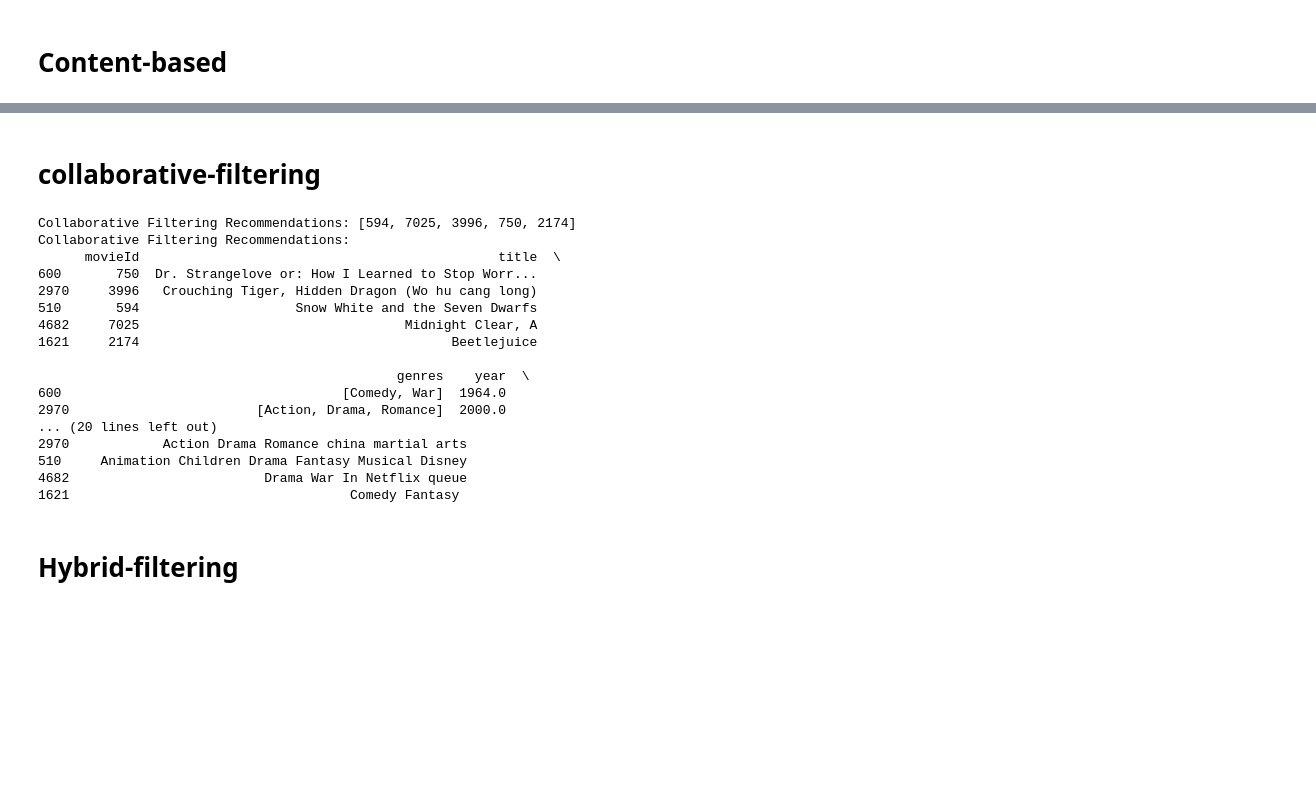
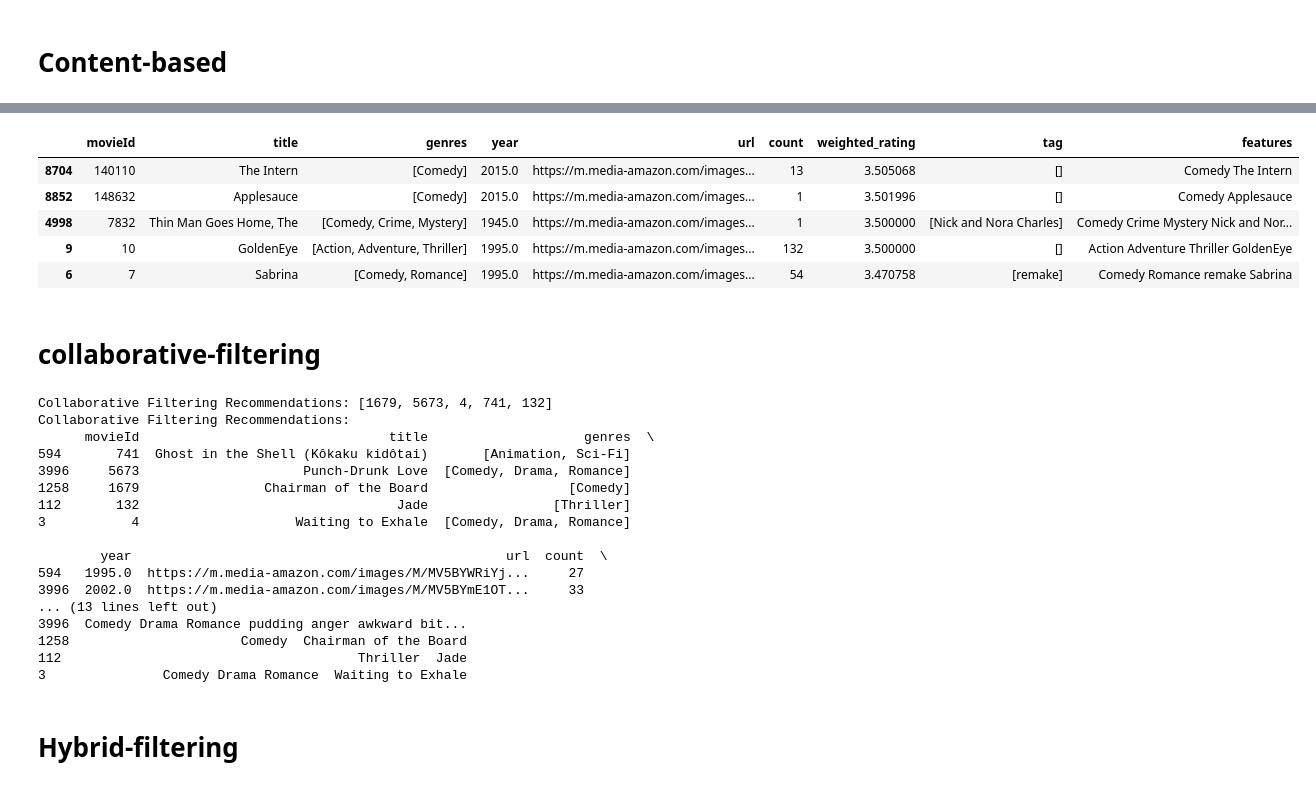
Before and after one commit to 1200884/SISREC, a Jupyter notebook: backend/v1/recommender/hybrid_recommender.ipynb, the cells around one changed output, grey strips where cells are left out. Cells and saved outputs as stored; diff of their text form; code cells hidden in the pictures; blank space fills up the shorter version.

```diff
--- a/backend/v1/recommender/hybrid_recommender.ipynb
+++ b/backend/v1/recommender/hybrid_recommender.ipynb
@@ -180,3 +170,15 @@ print(movies_rating_tags_df.loc[content_based_recommendations_ids])
+# %%
+#content_based_recomendations_df = movies_rating_tags_df.loc[content_based_recommendations_ids]
+
+content_based_recomendations_df = movies_rating_tags_df[movies_rating_tags_df['movieId'].isin(content_based_recommendations_ids)]
+content_based_recomendations_df.head()
+# %% [output]
+|  | movieId | title | genres | year | url | count | weighted_rating | tag | features |
+| 8704 | 140110 | The Intern | [Comedy] | 2015.0 | https://m.media-amazon.com/images... | 13 | 3.505068 | [] | Comedy The Intern |
+| 8852 | 148632 | Applesauce | [Comedy] | 2015.0 | https://m.media-amazon.com/images... | 1 | 3.501996 | [] | Comedy Applesauce |
+| 4998 | 7832 | Thin Man Goes Home, The | [Comedy, Crime, Mystery] | 1945.0 | https://m.media-amazon.com/images... | 1 | 3.500000 | [Nick and Nora Charles] | Comedy Crime Mystery Nick and Nor... |
+| 9 | 10 | GoldenEye | [Action, Adventure, Thriller] | 1995.0 | https://m.media-amazon.com/images... | 132 | 3.500000 | [] | Action Adventure Thriller GoldenEye |
+| 6 | 7 | Sabrina | [Comedy, Romance] | 1995.0 | https://m.media-amazon.com/images... | 54 | 3.470758 | [remake] | Comedy Romance remake Sabrina |
 # %% [markdown]
 # collaborative-filtering
 # %%
@@ -186,7 +188,7 @@ def create_utility_matrix(df):
     return utility_matrix
 
 # Function for collaborative filtering recommendation using kNN
-def collaborative_filtering_recommendation(df, user_id, k, num_recommendations):
+def collaborative_filtering_recommendation(df, user_id, k, num_recommendations, user_preferences):
     # Create the utility matrix
     utility_matrix = create_utility_matrix(df)
 
@@ -214,45 +216,54 @@ def collaborative_filtering_recommendation(df, user_id, k, num_recommendations):
 
     # Filter out items already rated by the target user
     user_ratings = utility_matrix.loc[user_id]
-    recommended_items = item_ratings[user_ratings == 0].sort_values(ascending=False)
+    recommended_items = item_ratings[user_ratings == 0].sort_values(ascending=False).index.tolist()[:num_recommendations]
 
-    return recommended_items.index.tolist()[:num_recommendations]
+    # # Filter out recommended items based on user preferences
+    # if user_preferences['disliked_genres']:
+    #     df_filtered = movies_rating_tags_df[~movies_rating_tags_df['genres'].apply(lambda x: any(genre in user_preferences['disliked_genres'] for genre in x))]
+    #     recommended_items = [item for item in recommended_items if item in df_filtered['movieId']]
 
-# User Input (User ID and number of nearest neighbors)
+    return movies_rating_tags_df.loc[recommended_items, 'movieId'].tolist()
+
+# Example usage:
 user_id = 200010
-k_neighbors = 3
+k_neighbors = 5
 num_recommendations = 5
+user_preferences = {'preferred_genres': ['Fantasy', 'Action', 'Thriller'], 'disliked_genres': ['Drama']}
+collaborative_filtering_recommendations = collaborative_filtering_recommendation(ratings, user_id, k_neighbors, num_recommendations, user_preferences)
+
 
 # Get collaborative filtering recommendations using kNN
-collaborative_filtering_recommendations_ids = collaborative_filtering_recommendation(ratings, user_id, k_neighbors, num_recommendations)
+collaborative_filtering_recommendations_ids = collaborative_filtering_recommendation(ratings, user_id, k_neighbors, num_recommendations, user_preferences)
 
 # Display recommended movie IDs
 print("Collaborative Filtering Recommendations:", collaborative_filtering_recommendations_ids)
 
 # Filter the movies DataFrame based on recommended movie IDs
 collaborative_filtering_recommendations_df = movies_rating_tags_df[movies_rating_tags_df['movieId'].isin(collaborative_filtering_recommendations_ids)]
+#collaborative_filtering_recommendations_df = movies_rating_tags_df.loc[collaborative_filtering_recommendations_ids]
 
 # Display recommended movies
 print("Collaborative Filtering Recommendations:")
 print(collaborative_filtering_recommendations_df)
 # %% [output]
-Collaborative Filtering Recommendations: [594, 7025, 3996, 750, 2174]
+Collaborative Filtering Recommendations: [1679, 5673, 4, 741, 132]
 Collaborative Filtering Recommendations:
-      movieId                                              title  \
-600       750  Dr. Strangelove or: How I Learned to Stop Worr...
-2970     3996   Crouching Tiger, Hidden Dragon (Wo hu cang long)
-510       594                    Snow White and the Seven Dwarfs
-4682     7025                                  Midnight Clear, A
-1621     2174                                        Beetlejuice
+      movieId                                title                    genres  \
+594       741  Ghost in the Shell (Kôkaku kidôtai)       [Animation, Sci-Fi]
+3996     5673                     Punch-Drunk Love  [Comedy, Drama, Romance]
+1258     1679                Chairman of the Board                  [Comedy]
+112       132                                 Jade                [Thriller]
+3           4                    Waiting to Exhale  [Comedy, Drama, Romance]
 
-                                              genres    year  \
-600                                    [Comedy, War]  1964.0
-2970                        [Action, Drama, Romance]  2000.0
-... (20 lines left out)
-2970            Action Drama Romance china martial arts
-510     Animation Children Drama Fantasy Musical Disney
-4682                         Drama War In Netflix queue
-1621                                    Comedy Fantasy
+        year                                                url  count  \
+594   1995.0  https://m.media-amazon.com/images/M/MV5BYWRiYj...     27
+3996  2002.0  https://m.media-amazon.com/images/M/MV5BYmE1OT...     33
+... (13 lines left out)
+3996  Comedy Drama Romance pudding anger awkward bit...
+1258                      Comedy  Chairman of the Board
+112                                      Thriller  Jade
+3               Comedy Drama Romance  Waiting to Exhale
 # %% [markdown]
 # Hybrid-filtering
 # %%
```
Also changed, not shown: parts of 11 cells of this notebook.
